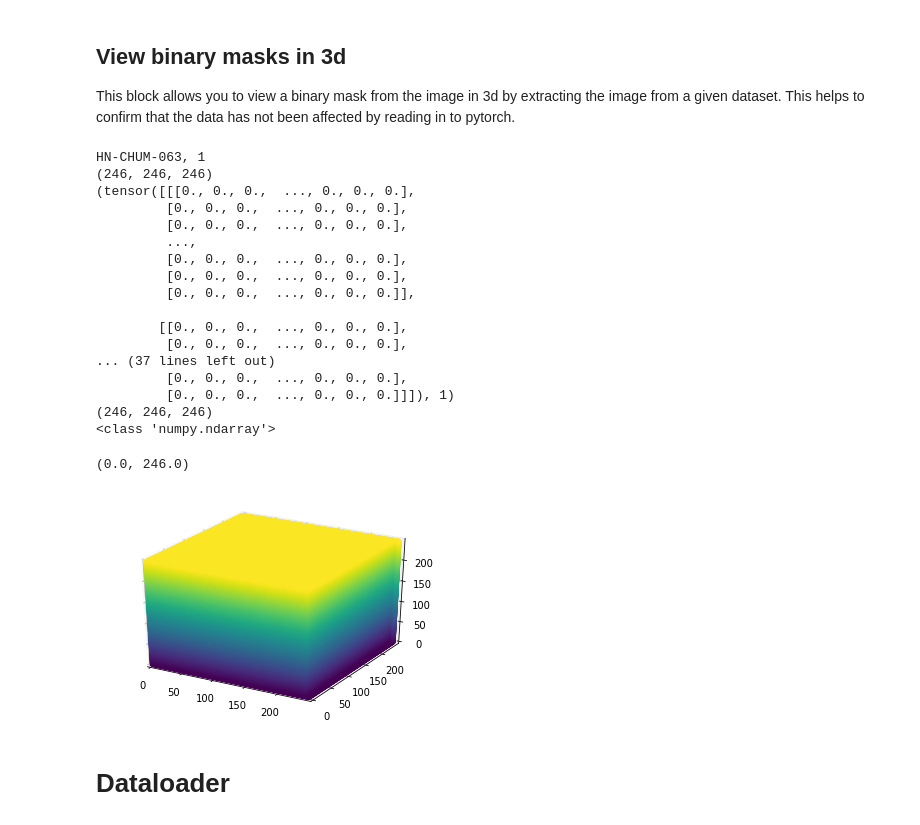
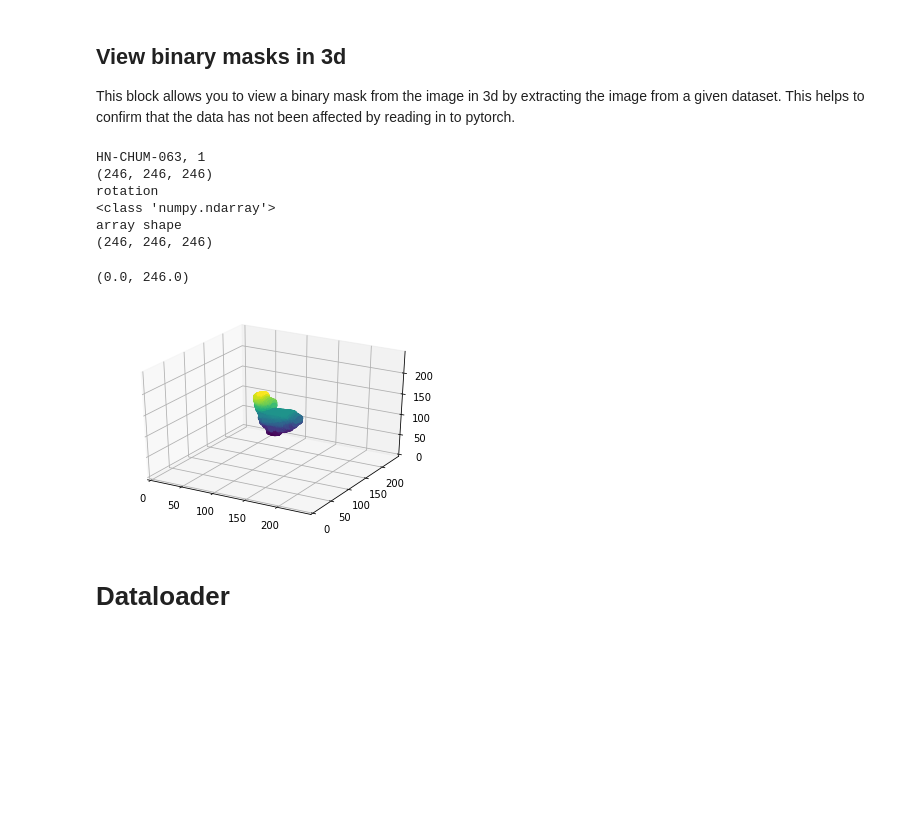
Before and after one commit to jban28/MPhys-Radiotherapy-49, a Jupyter notebook: Trying3dAugSem2.ipynb, the cells around one changed output. Drawn from its saved outputs; the diff is of its cells as text; code cells hidden in the pictures; blank space fills up the shorter version.

```diff
--- a/Trying3dAugSem2.ipynb
+++ b/Trying3dAugSem2.ipynb
@@ -253,7 +253,7 @@ def windowLevelNormalize(image, level, window):
 
 
 class ImageDataset(Dataset):
-    def __init__(self, annotations, img_dir, transform= data_transform, target_transform=None, rotate_augment=False, scale_augment=False, flip_augment=False):
+    def __init__(self, annotations, img_dir, transform= data_transform, target_transform=None, rotate_augment=True, scale_augment=False, flip_augment=False):
         self.img_labels = annotations
         self.img_dir = img_dir
         self.transform = transform
@@ -277,15 +277,15 @@ class ImageDataset(Dataset):
         if self.target_transform:
             label = self.target_transform(label)
 
-        if self.rotations and random.random()<0.5:
+        if self.rotations and random.random()<1.0:
             # taking implementation from my 3DSegmentationNetwork which can be applied -> rotations in the axial plane only I should think? -10->10 degrees?
-            roll_angle = np.clip(np.random.normal(loc=0,scale=3), -10, 10)
-            image = self.rotation(image, roll_angle, rotation_plane=(1,2))
+            roll_angle = np.clip(np.random.normal(loc=0,scale=3), -90, -90)
+            image = self.rotation(image, roll_angle, rotation_plane=(1,2)) # (1,2) originally
             print('rotation')
 
         if self.scaling and random.random()<0.5:
             # same here -> zoom between 80-120%
-            scale_factor = np.clip(np.random.normal(loc=1.0,scale=0.05), 0.8, 1.2)
+            scale_factor = np.clip(np.random.normal(loc=1.0,scale=0.05), 0.5, 1.2)
             image = self.scale(image, scale_factor)
             print('scale')
 
@@ -294,11 +294,11 @@ class ImageDataset(Dataset):
             print('horizontal flip')
 
         # window and levelling
-        image = windowLevelNormalize(image, level=40, window=50)
+        #image = windowLevelNormalize(image, level=40, window=50)
         return image, label
     def scale(self, image, scale_factor):
             # scale the image or mask using scipy zoom function
-            order, cval = (3, -1024)
+            order, cval = (3, 0) # changed from -1024 to 0
             height, width, depth = image.shape
             zheight = int(np.round(scale_factor*height))
             zwidth = int(np.round(scale_factor*width))
@@ -322,12 +322,12 @@ class ImageDataset(Dataset):
 
     def rotation(self, image, rotation_angle, rotation_plane):
         # rotate the image using scipy rotate function
-        order, cval = (3, -1024)
+        order, cval = (3, -1024) # changed from -1024 to 0
         return rotate(input=image, angle=rotation_angle, axes=rotation_plane, reshape=False, order=order, mode='constant', cval=cval)
 
     def flip(self, image):
-        #hflip = np.fliplr(image)
-        tio.RandomFlip(axes=['LR'], flip_probability = 0.5)
+        hflip = np.fliplr(image)
+        #tio.RandomFlip(axes=['LR'], flip_probability = 0.5)
         return image
 # %% [markdown]
 ## Build Datasets
@@ -346,41 +346,33 @@ This block allows you to view a binary mask from the image in 3d by extracting t
 # %%
 # Set which dataset to look at, and the index of the patient to view
 dataset = training_data
 index = 9
 print('HN-CHUM-063, 1')
 fig = plt.figure()
 ax = fig.add_subplot(111, projection='3d')
 
-print(dataset[0])
+#print(dataset[0])
 
-array = dataset[index][0].numpy()
+#array = dataset[index][0].numpy()
+array = dataset[index][0]
 print(type(array))
-x,y,z = np.where(array >= 0)
+print('array shape')
+print(array.shape)
+x,y,z = np.where(array > 0.) # what >=
 ax.scatter(x, y, z, c=z, alpha=1)
 
 ax.set_xlim(0,246)
 ax.set_ylim(0,246)
 ax.set_zlim(0,246)
 # %% [output]
 HN-CHUM-063, 1
 (246, 246, 246)
-(tensor([[[0., 0., 0.,  ..., 0., 0., 0.],
-         [0., 0., 0.,  ..., 0., 0., 0.],
-         [0., 0., 0.,  ..., 0., 0., 0.],
-         ...,
-         [0., 0., 0.,  ..., 0., 0., 0.],
-         [0., 0., 0.,  ..., 0., 0., 0.],
-         [0., 0., 0.,  ..., 0., 0., 0.]],
-
-        [[0., 0., 0.,  ..., 0., 0., 0.],
-         [0., 0., 0.,  ..., 0., 0., 0.],
-... (37 lines left out)
-         [0., 0., 0.,  ..., 0., 0., 0.],
-         [0., 0., 0.,  ..., 0., 0., 0.]]]), 1)
+rotation
+<class 'numpy.ndarray'>
+array shape
 (246, 246, 246)
-<class 'numpy.ndarray'>
 (0.0, 246.0)
-[figure, old version]
+[figure, new version]
 # %% [markdown]
 # Dataloader
 # %%
```
Also changed, not shown: parts of 3 cells of this notebook.
